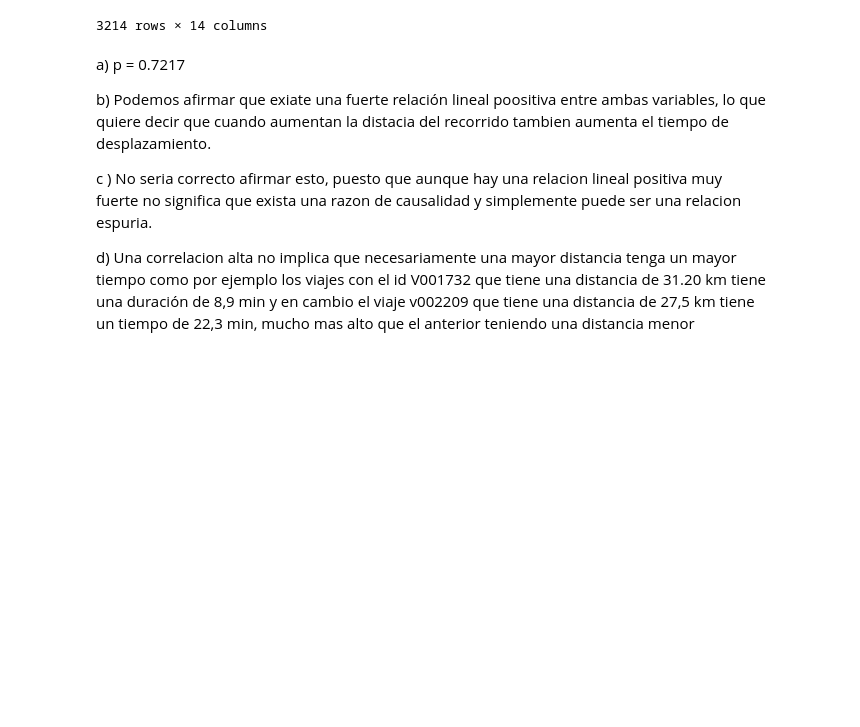
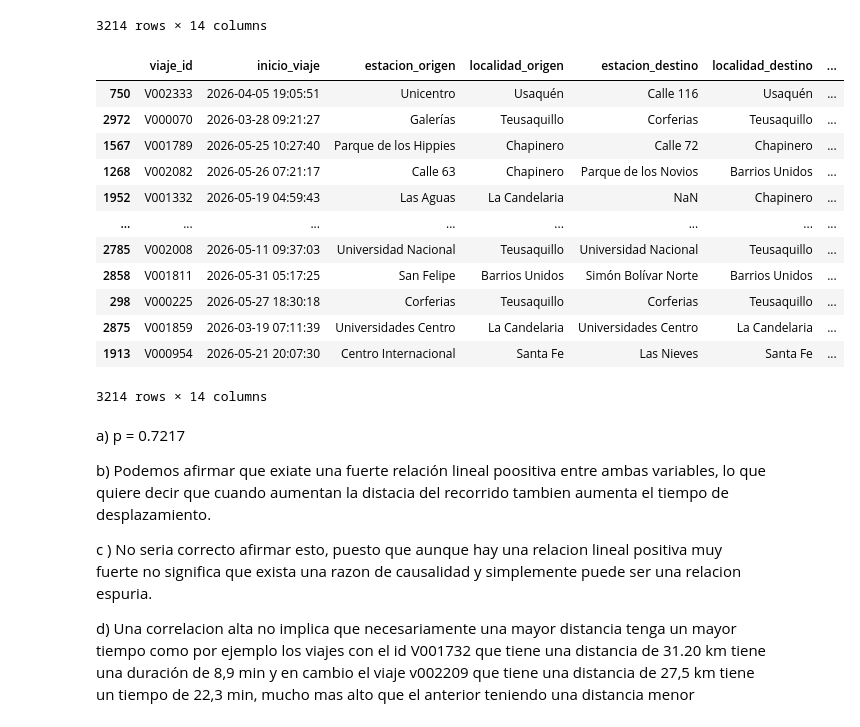
Before and after one commit to Sebast68h/taller-6-APLICACIONES, a Jupyter notebook: NOOTEBOOK.ipynb, the cells around one changed output. Saved outputs shown, nothing was run; the diff lists cells and outputs as text; code cells hidden in the pictures; blank space fills up the shorter version.

```diff
--- a/NOOTEBOOK.ipynb
+++ b/NOOTEBOOK.ipynb
@@ -77,6 +77,23 @@ d
 | 3113 | V001936 | 2026-02-10 04:31:20 | Galerías | Teusaquillo | Calle 72 | Chapinero | ... |
 | 3159 | V001473 | 2026-05-16 07:50:06 | Calle 72 | Chapinero | Las Aguas | La Candelaria | ... |
 3214 rows × 14 columns
+# %%
+d = df.sort_values("duracion_min",ascending=False)
+d
+# %% [output]
+|  | viaje_id | inicio_viaje | estacion_origen | localidad_origen | estacion_destino | localidad_destino | ... |
+| 750 | V002333 | 2026-04-05 19:05:51 | Unicentro | Usaquén | Calle 116 | Usaquén | ... |
+| 2972 | V000070 | 2026-03-28 09:21:27 | Galerías | Teusaquillo | Corferias | Teusaquillo | ... |
+| 1567 | V001789 | 2026-05-25 10:27:40 | Parque de los Hippies | Chapinero | Calle 72 | Chapinero | ... |
+| 1268 | V002082 | 2026-05-26 07:21:17 | Calle 63 | Chapinero | Parque de los Novios | Barrios Unidos | ... |
+| 1952 | V001332 | 2026-05-19 04:59:43 | Las Aguas | La Candelaria | NaN | Chapinero | ... |
+| ... | ... | ... | ... | ... | ... | ... | ... |
+| 2785 | V002008 | 2026-05-11 09:37:03 | Universidad Nacional | Teusaquillo | Universidad Nacional | Teusaquillo | ... |
+| 2858 | V001811 | 2026-05-31 05:17:25 | San Felipe | Barrios Unidos | Simón Bolívar Norte | Barrios Unidos | ... |
+| 298 | V000225 | 2026-05-27 18:30:18 | Corferias | Teusaquillo | Corferias | Teusaquillo | ... |
+| 2875 | V001859 | 2026-03-19 07:11:39 | Universidades Centro | La Candelaria | Universidades Centro | La Candelaria | ... |
+| 1913 | V000954 | 2026-05-21 20:07:30 | Centro Internacional | Santa Fe | Las Nieves | Santa Fe | ... |
+3214 rows × 14 columns
 # %% [markdown]
 
 a) p = 0.7217
```
Also changed, not shown: parts of 5 cells of this notebook.
